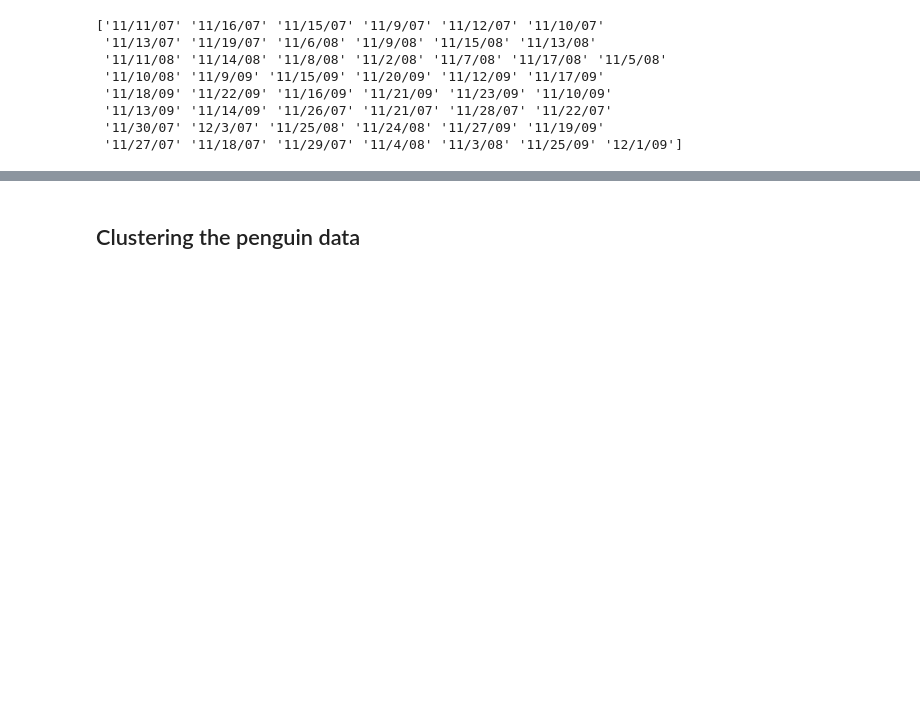
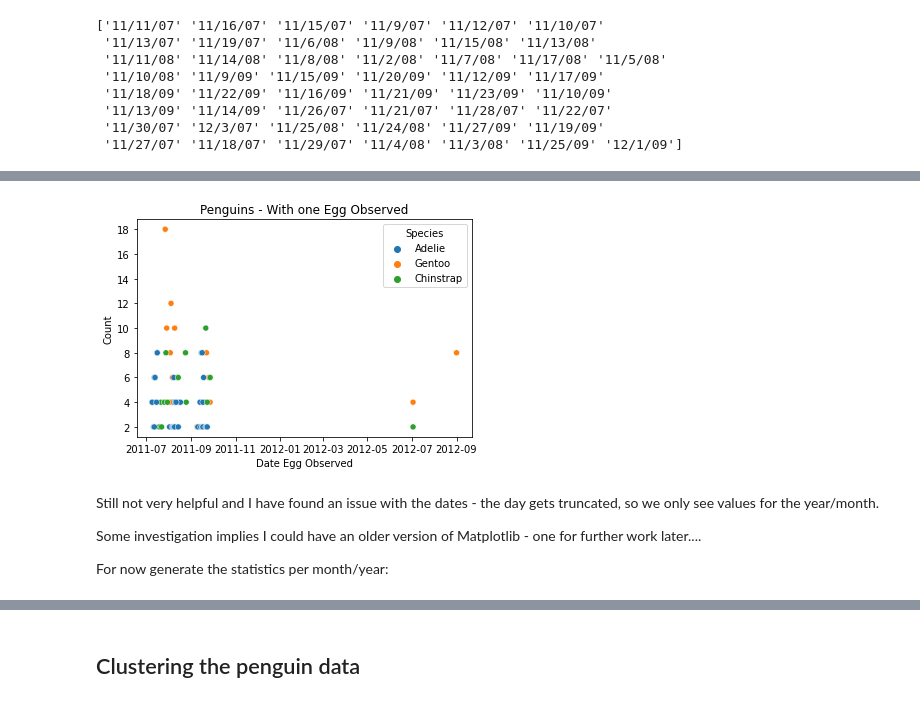
Before and after one commit to MaryGarvey/TM351, a Jupyter notebook: TMA02 EMA_Preparation/penguins.ipynb, the cells around one changed output, grey strips where cells are left out. Saved outputs shown, nothing was run; the diff lists cells and outputs as text; code cells hidden in the pictures; blank space fills up the shorter version.

```diff
--- a/TMA02 EMA_Preparation/penguins.ipynb
+++ b/TMA02 EMA_Preparation/penguins.ipynb
@@ -561,0 +610,3 @@ Some aggregation might be better here - one for further work......
+# %%
+# Date Egg is an object, so let's include a column converted to a date time
+penguinsLt_df['EggDate'] = pd.to_datetime(penguinsLt_df['Date Egg'], format = '%y/%d/%m')
@@ -561,0 +640,5 @@ Some aggregation might be better here - one for further work......
+# %%
+results_df = penguinsLt_df.groupby(['Island','Species','EggDate']).count()
+# %%
+results_df=results_df.reset_index()
+results_df.head()
@@ -561,0 +652,16 @@ Some aggregation might be better here - one for further work......
+# %%
+sns.scatterplot(data=results_df, x='EggDate', y='studyName',
+            hue='Species')
+
+plt.title('Penguins - With one Egg Observed')
+plt.xlabel('Date Egg Observed')
+plt.ylabel('Count')
+plt.show()
+# %% [output]
+[figure, added]
+# %% [markdown]
+Still not very helpful and I have found an issue with the dates - the day gets truncated, so we only see values for the year/month.
+
+Some investigation implies I could have an older version of Matplotlib - one for further work later....
+
+For now generate the statistics per month/year:
```
Also changed, not shown: parts of 45 cells of this notebook.
